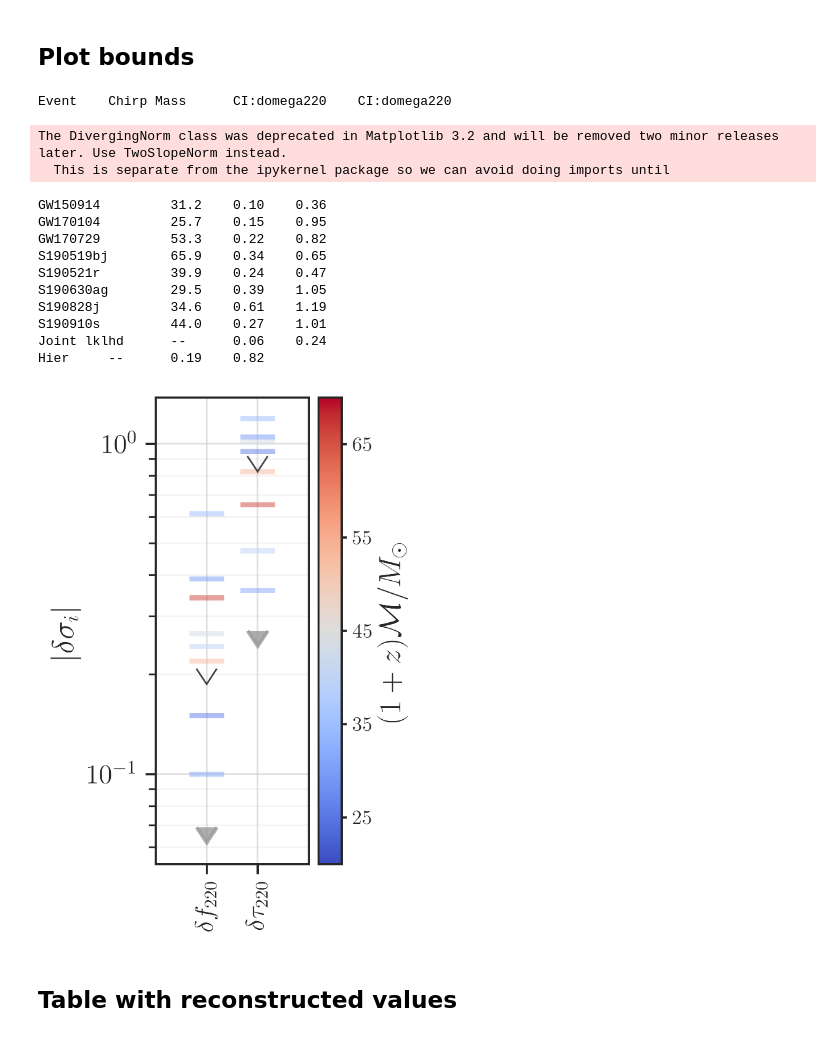
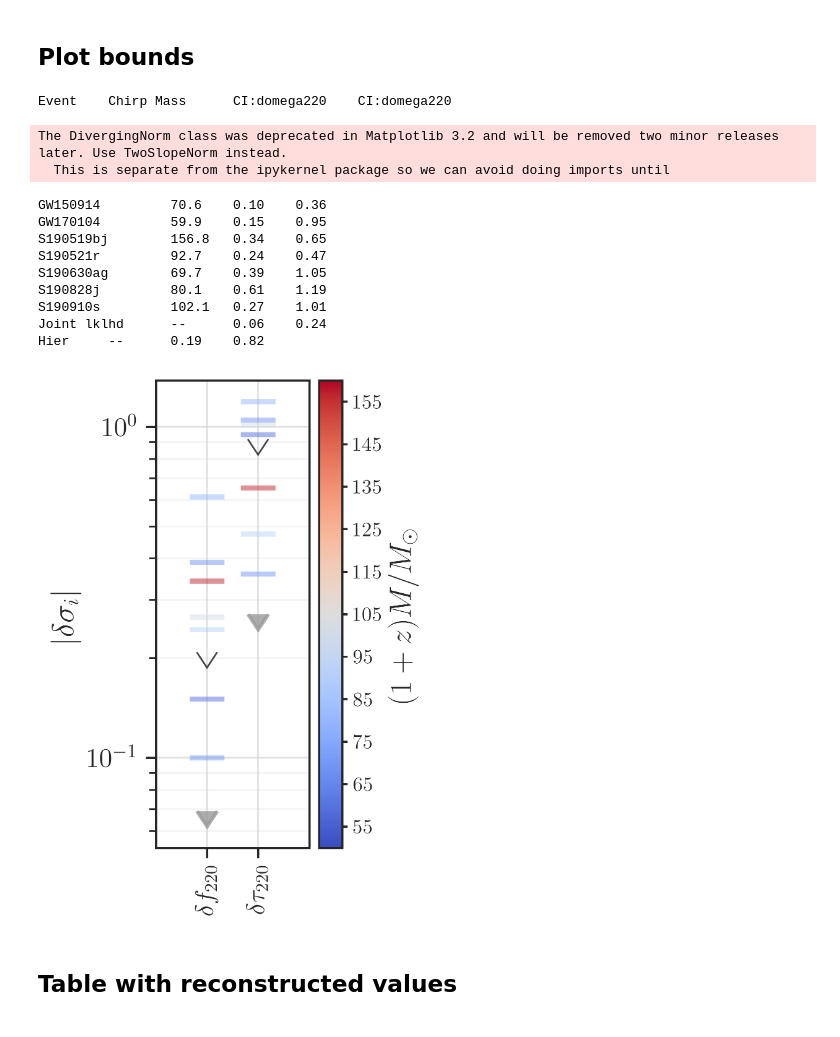
Before and after one commit to abhirup-ghosh/spinqnm, a Jupyter notebook: data/rin/plot_pseob_results_mit_O1O2.ipynb, the cells around one changed output. Drawn from its saved outputs; the diff is of its cells as text; code cells hidden in the pictures.

Commit message:
removed 0729 from table and updated it; remade figure to scale with total mass and not chirp mass

```diff
--- a/data/rin/plot_pseob_results_mit_O1O2.ipynb
+++ b/data/rin/plot_pseob_results_mit_O1O2.ipynb
@@ -21,8 +21,21 @@ import lal
 from pesummary.core.plots.bounded_1d_kde import bounded_1d_kde as Bounded_1d_kde
 # %%
 # A list of events
-event_list = ["GW150914", "GW170104", "GW170729", "S190519bj", \
+event_list = ["GW150914", "GW170104", "S190519bj", \
               "S190521r", "S190630ag", "S190828j", "S190910s"]
+
+# median (detector-frame) total mass from:
+# Table 1 in https://dcc.ligo.org/public/0122/P1500218/014/PhysRevLett.116.241102.pdf
+# Table 1 in https://journals.aps.org/prl/pdf/10.1103/PhysRevLett.118.221101, and
+# Table 1 in https://arxiv.org/pdf/2010.14529.pdf
+mtotal_dict = {"GW150914": 70.6,
+               "GW170104": 59.9,
+               "S190519bj": 156.8,
+               "S190521r": 92.7,
+               "S190630ag": 69.7,
+               "S190828j": 80.1,
+               "S190910s": 102.1}
+
 
 # Color for each event
 color_dict = {
@@ -311,7 +314,7 @@ kwargs ={
 # %%
 cmap      = plt.cm.coolwarm
 # norm      = matplotlib.colors.Normalize(vmin=(5.0), vmax=(45.0));
-norm      = matplotlib.colors.DivergingNorm(45, vmin=(20.0), vmax=(70.0));
+norm      = matplotlib.colors.DivergingNorm(105.0, vmin=(50.0), vmax=(160.0));
 
 print(f"Event \t Chirp Mass \t CI:domega220 \t CI:domega220")
 
@@ -328,9 +331,9 @@ for event in event_list:
     dtau220_left, dtau220_right = utils.get_sym_interval_from_pdf(dtau220_pdf, dtau220_pts, p=0.9, normalize=True)
 
 
-    c = cmap(norm(get_mc(event)))
+    c = cmap(norm(mtotal_dict[event]))
 
-    print(f"{event} \t {get_mc(event)} \t {domega220_right - domega220_left:.2f} \t {dtau220_right - dtau220_left:.2f}")
+    print(f"{event} \t {mtotal_dict[event]} \t {domega220_right - domega220_left:.2f} \t {dtau220_right - dtau220_left:.2f}")
 
     ax.semilogy(0, domega220_right - domega220_left, c=c, **kwargs['event'])
     ax.semilogy(1, dtau220_right - dtau220_left, c=c, **kwargs['event'])
@@ -350,44 +353,43 @@ dtau220_hier_left, dtau220_hier_right = utils.get_sym_interval_from_pdf(dtau_220
 ax.semilogy(0, domega220_hier_right - domega220_hier_left, **kwargs['GWTC-2 (SEOB)'], label="hierarchically\ncombined" )
 ax.semilogy(1, dtau220_hier_right - dtau220_hier_left, **kwargs['GWTC-2 (SEOB)'])
 
 print(f"Hier \t -- \t {domega220_hier_right - domega220_hier_left:.2f} \t {dtau220_hier_right - dtau220_hier_left:.2f}")
 
 ax.set_xticks(np.arange(len(params)))
 ax.set_xticklabels([r"$\delta f_{220}$",r"$\delta \tau_{220}$"], fontsize=15, rotation=90)
 ax.tick_params(axis='y', labelsize=16)
 ax.set_ylabel("$|\delta \sigma_i|$")
 # grid
 ax.grid(which='major',axis='both', b=True, linestyle='-',alpha=0.6)
 ax.grid(which='minor',b=True, linestyle='-',alpha=0.2)
 
 # Set x- and y-limits
 ax.set_xlim(-1.0, 2.0)
 
 # add colorbar
 sm   = plt.cm.ScalarMappable(cmap=cmap, norm=norm)
 sm.set_array([])
-cbar = plt.colorbar(sm, ticks=np.linspace(5, 65, 7))
+cbar = plt.colorbar(sm, ticks=np.linspace(55, 165, 12))
 cbar.ax.set_yticklabels(cbar.ax.get_yticklabels(), fontsize=12)
 cbar.ax.tick_params('y', length=3, which='major')
-cbar.set_label(r'$%s$' % utils.Parameter('mc').latex, fontsize=18, labelpad=2.5)
+cbar.set_label(r'$ (1 + z) M / M_{\odot}$', fontsize=18, labelpad=2.5)
 
 plt.savefig("../../papers/intro_paper/figures/rin_all_events_bounds.pdf", bbox_inches="tight")
 plt.savefig("../../papers/intro_paper/figures/rin_all_events_bounds.png", bbox_inches="tight")
 # %% [output]
 Event    Chirp Mass      CI:domega220    CI:domega220
 The DivergingNorm class was deprecated in Matplotlib 3.2 and will be removed two minor releases later. Use TwoSlopeNorm instead.
   This is separate from the ipykernel package so we can avoid doing imports until
-GW150914         31.2    0.10    0.36
-GW170104         25.7    0.15    0.95
-GW170729         53.3    0.22    0.82
-S190519bj        65.9    0.34    0.65
-S190521r         39.9    0.24    0.47
-S190630ag        29.5    0.39    1.05
-S190828j         34.6    0.61    1.19
-S190910s         44.0    0.27    1.01
+GW150914         70.6    0.10    0.36
+GW170104         59.9    0.15    0.95
+S190519bj        156.8   0.34    0.65
+S190521r         92.7    0.24    0.47
+S190630ag        69.7    0.39    1.05
+S190828j         80.1    0.61    1.19
+S190910s         102.1   0.27    1.01
 Joint lklhd      --      0.06    0.24
 Hier     --      0.19    0.82
-[figure, old version]
+[figure, new version]
 # %% [markdown]
 ## Table with reconstructed values
 # %%
```
Also changed, not shown: parts of 2 cells of this notebook, 5 other files.
